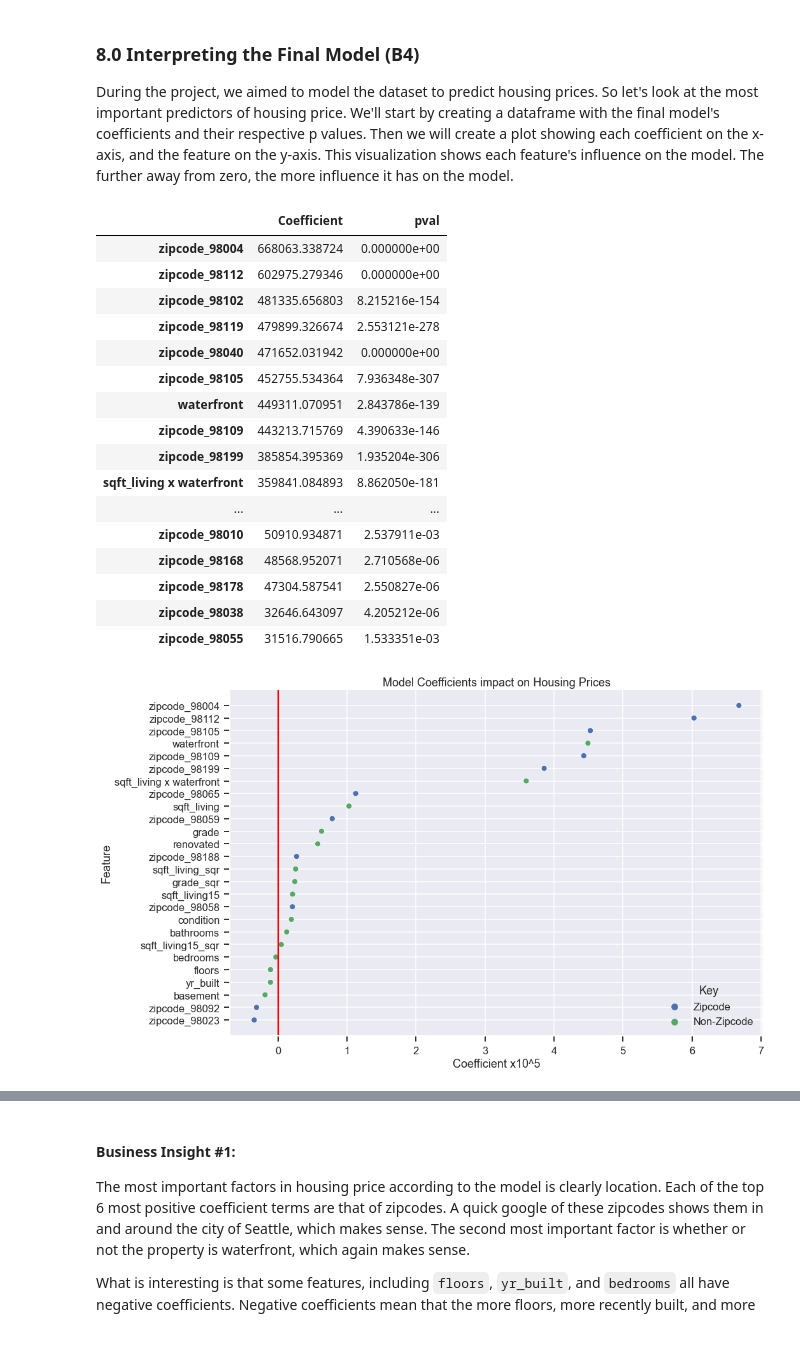
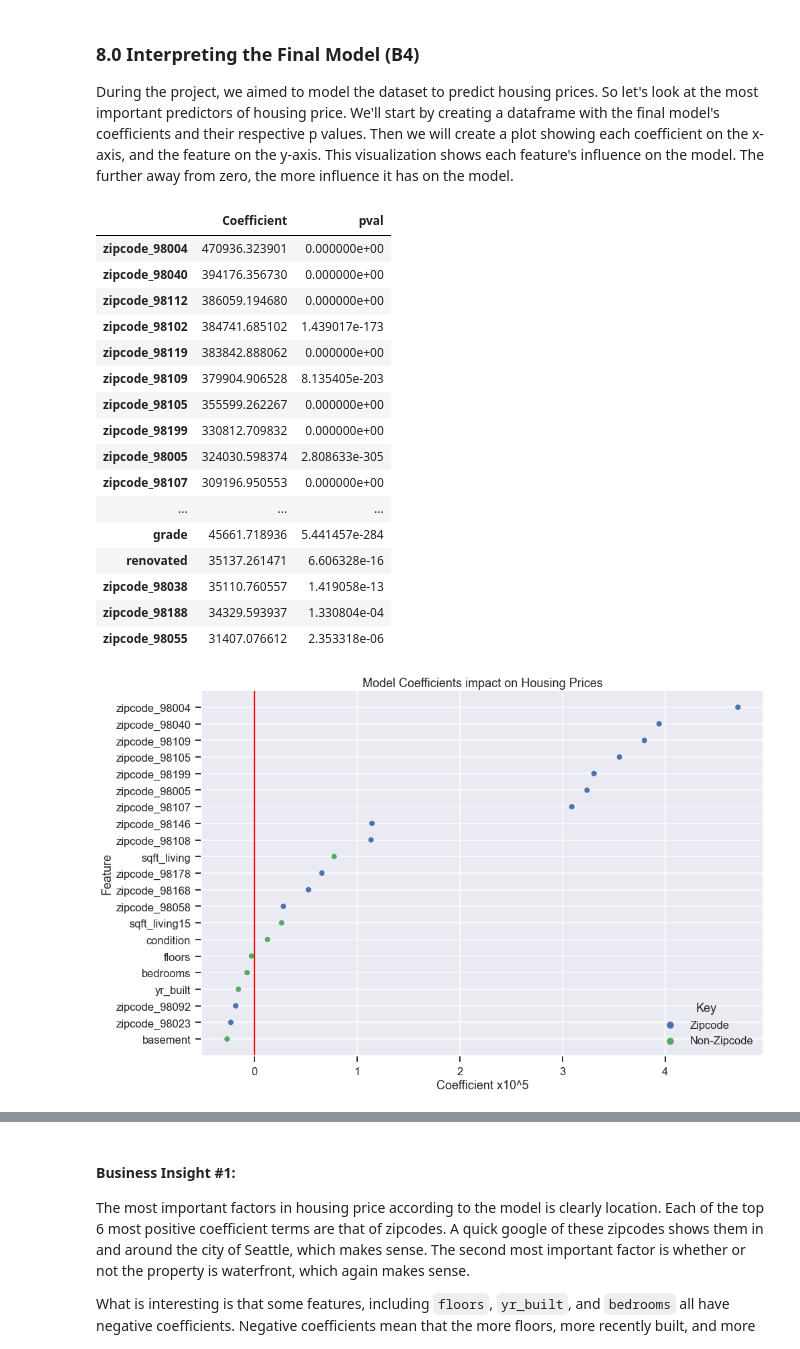
Before and after one commit to EvanHolder/module_2_project_old, a Jupyter notebook: student.ipynb, the cells around one changed output, grey strips where cells are left out. Cells and saved outputs as stored; diff of their text form; code cells hidden in the pictures.

```diff
--- a/student.ipynb
+++ b/student.ipynb
@@ -112,0 +119,3 @@ plt.tight_layout()
+# %%
+expensive_prices_to_drop = data.loc[data.price > data.price.quantile(.95)].index
+data.drop(index=expensive_prices_to_drop, inplace=True)
@@ -987,56 +998,56 @@ B4_results.drop(index='const', inplace=True)
 B4_results.head(60)
 # %% [output]
 |  | Coefficient | pval |
-| zipcode_98004 | 668063.338724 | 0.000000e+00 |
-| zipcode_98112 | 602975.279346 | 0.000000e+00 |
-| zipcode_98102 | 481335.656803 | 8.215216e-154 |
-| zipcode_98119 | 479899.326674 | 2.553121e-278 |
-| zipcode_98040 | 471652.031942 | 0.000000e+00 |
-| zipcode_98105 | 452755.534364 | 7.936348e-307 |
-| waterfront | 449311.070951 | 2.843786e-139 |
-| zipcode_98109 | 443213.715769 | 4.390633e-146 |
-| zipcode_98199 | 385854.395369 | 1.935204e-306 |
-| sqft_living x waterfront | 359841.084893 | 8.862050e-181 |
+| zipcode_98004 | 470936.323901 | 0.000000e+00 |
+| zipcode_98040 | 394176.356730 | 0.000000e+00 |
+| zipcode_98112 | 386059.194680 | 0.000000e+00 |
+| zipcode_98102 | 384741.685102 | 1.439017e-173 |
+| zipcode_98119 | 383842.888062 | 0.000000e+00 |
+| zipcode_98109 | 379904.906528 | 8.135405e-203 |
+| zipcode_98105 | 355599.262267 | 0.000000e+00 |
+| zipcode_98199 | 330812.709832 | 0.000000e+00 |
+| zipcode_98005 | 324030.598374 | 2.808633e-305 |
+| zipcode_98107 | 309196.950553 | 0.000000e+00 |
 | ... | ... | ... |
-| zipcode_98010 | 50910.934871 | 2.537911e-03 |
-| zipcode_98168 | 48568.952071 | 2.710568e-06 |
-| zipcode_98178 | 47304.587541 | 2.550827e-06 |
-| zipcode_98038 | 32646.643097 | 4.205212e-06 |
-| zipcode_98055 | 31516.790665 | 1.533351e-03 |
+| grade | 45661.718936 | 5.441457e-284 |
+| renovated | 35137.261471 | 6.606328e-16 |
+| zipcode_98038 | 35110.760557 | 1.419058e-13 |
+| zipcode_98188 | 34329.593937 | 1.330804e-04 |
+| zipcode_98055 | 31407.076612 | 2.353318e-06 |
 # %%
 # Drop most of the zipcodes as it make the plot too large
 B4_results_mod = B4_results.reset_index().drop(index=range(10,45)
                                               ).drop(index=range(47,52)).drop(index=range(55,61)).drop(index=range(2,5))
 B4_results_mod.rename(columns= {'index':'Feature'},inplace=True)
 
 # Add column to differentiate which data points are zipcodes
 B4_results_mod['Key'] = B4_results_mod.Feature.apply(lambda x: 'Zipcode' if x[0] == 'z' else 'Non-Zipcode')
 
 # Divide create scientific notation for presentation
 B4_results_mod.Coefficient = B4_results_mod.Coefficient/100000
 
 #B4_results_mod_1 = B4_results_mod.loc[B4_results_mod.Key=='Zipcode']
 B4_results_mod_2 = B4_results_mod.loc[B4_results_mod.Key=='Non-Zipcode']
 
 # Plot the figure
 
 plt.figure(figsize=(15,10))
 sns.set_context('talk')
-X = B4_results_mod.Coefficient
-Y = B4_results_mod.Feature
-sns.scatterplot(x=X, y=Y, hue=B4_results_mod.Key);
+X_results_B4 = B4_results_mod.Coefficient
+Y_results_B4 = B4_results_mod.Feature
+sns.scatterplot(x=X_results_B4, y=Y_results_B4, hue=B4_results_mod.Key);
 #plt.scatter(x = B4_results_mod_1.Coefficient, y = B4_results_mod_1.Feature);
 
 #Create vertical line to show baseline zero
 plt.axvline(x=0, color='red');
 
 plt.yticks(B4_results_mod.Feature)
 
 # Create labels
 plt.xlabel('Coefficient x10^5');
 plt.title('Model Coefficients impact on Housing Prices');
 # %% [output]
-[figure, old version]
+[figure, new version]
 # %%
 # Create table of ranked features for presentation
 B4_results_mod_2 = B4_results_mod_2.append({'Feature':'zipcode_98004', 'Coefficient': 668063.3387/100000,
```
Also changed, not shown: parts of 41 cells of this notebook.
